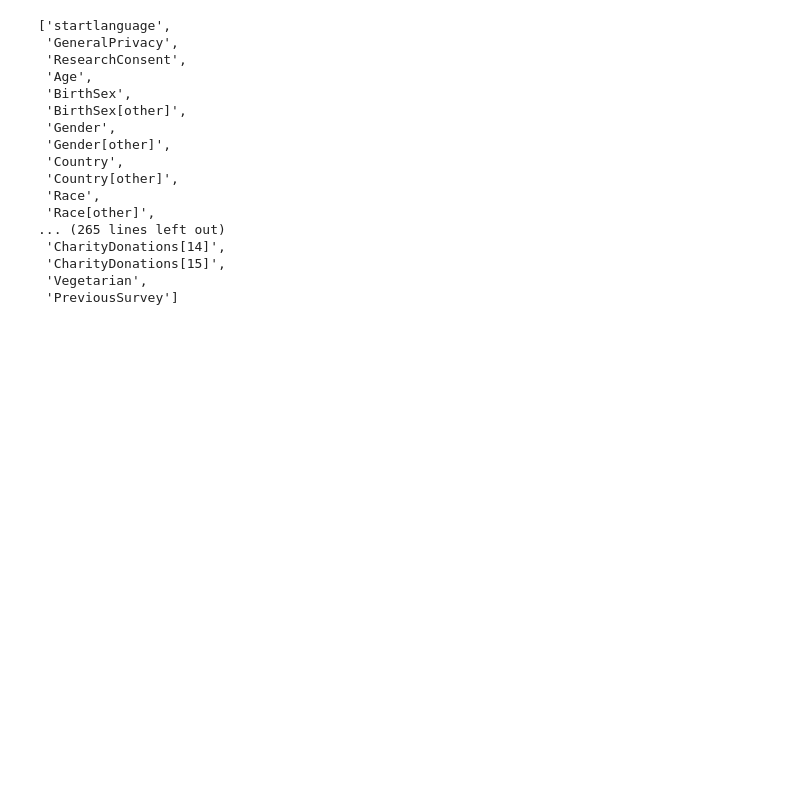
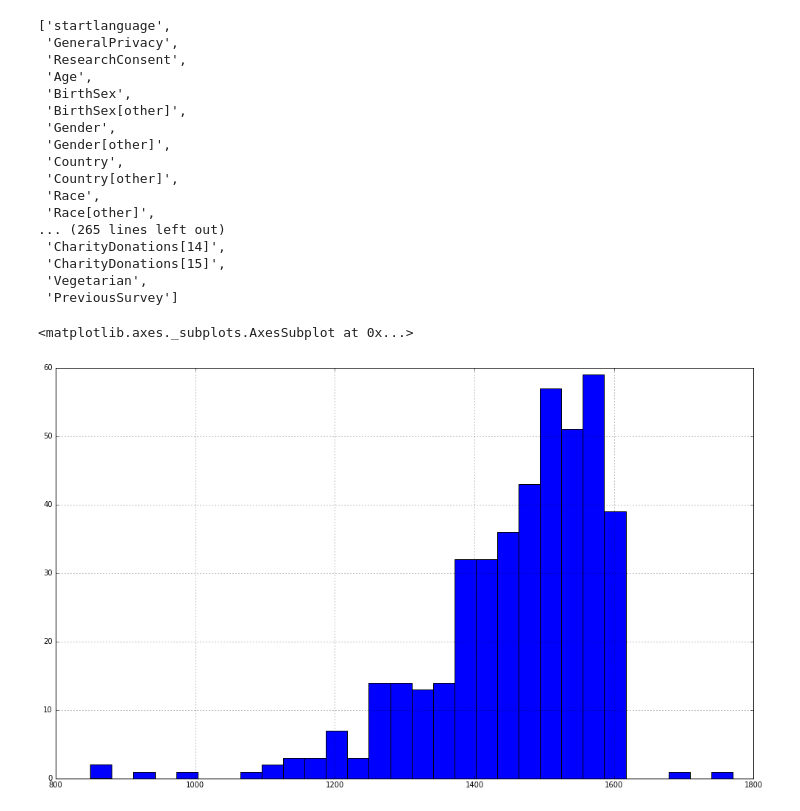
Before and after one commit to HoverHell/lw-survey-analysis, a Jupyter notebook: stuff.ipynb, the cells around one changed output. Saved outputs shown, nothing was run; the diff lists cells and outputs as text; code cells hidden in the pictures; blank space fills up the shorter version.

```diff
--- a/stuff.ipynb
+++ b/stuff.ipynb
@@ -162,3 +162,8 @@ c1d.transpose().plot()
  'CharityDonations[15]',
  'Vegetarian',
  'PreviousSurvey']
+# %%
+main_data['SAT'].hist(bins=30)  # some "general population" data here would be relevant
+# %% [output]
+<matplotlib.axes._subplots.AxesSubplot at 0x...>
+[figure, added]
```
Also changed, not shown: parts of 1 cell of this notebook.
